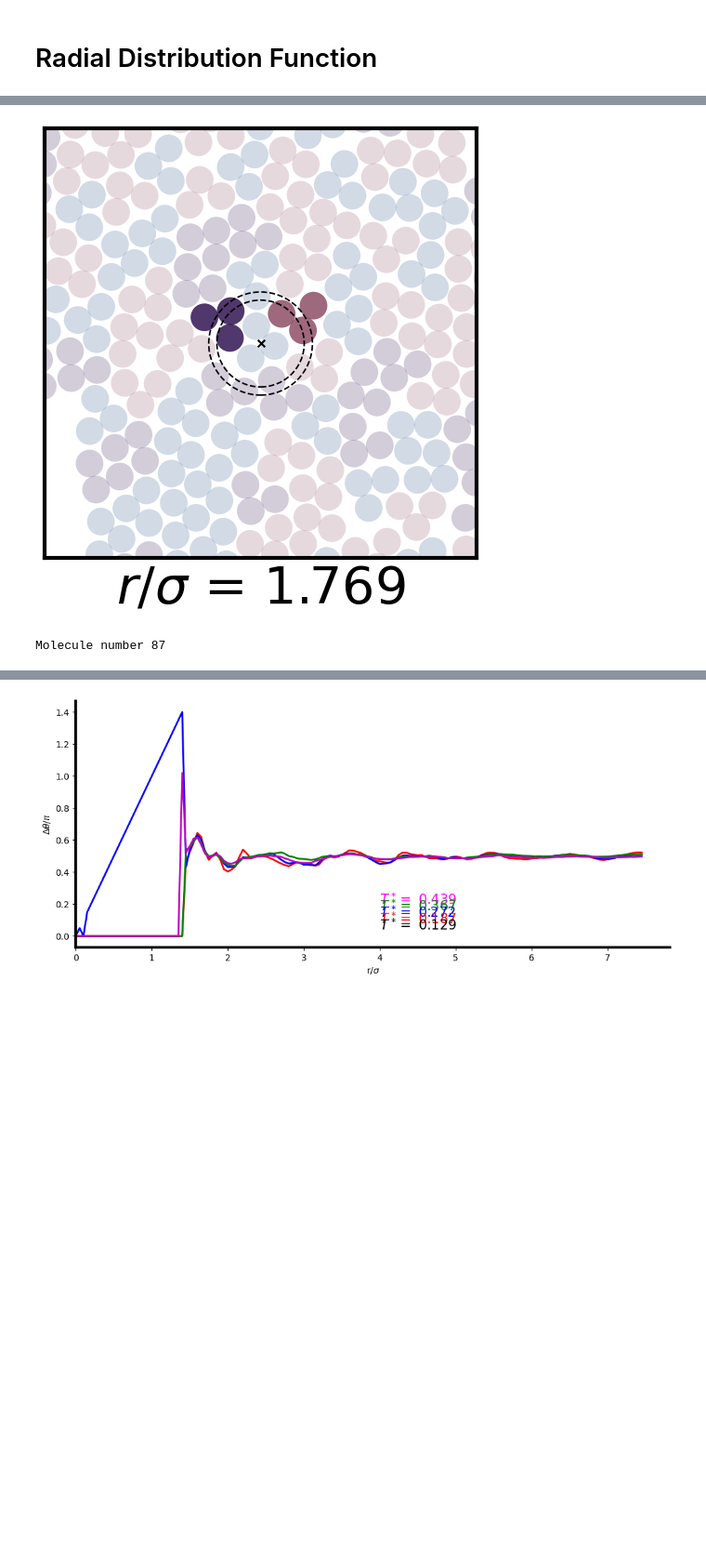
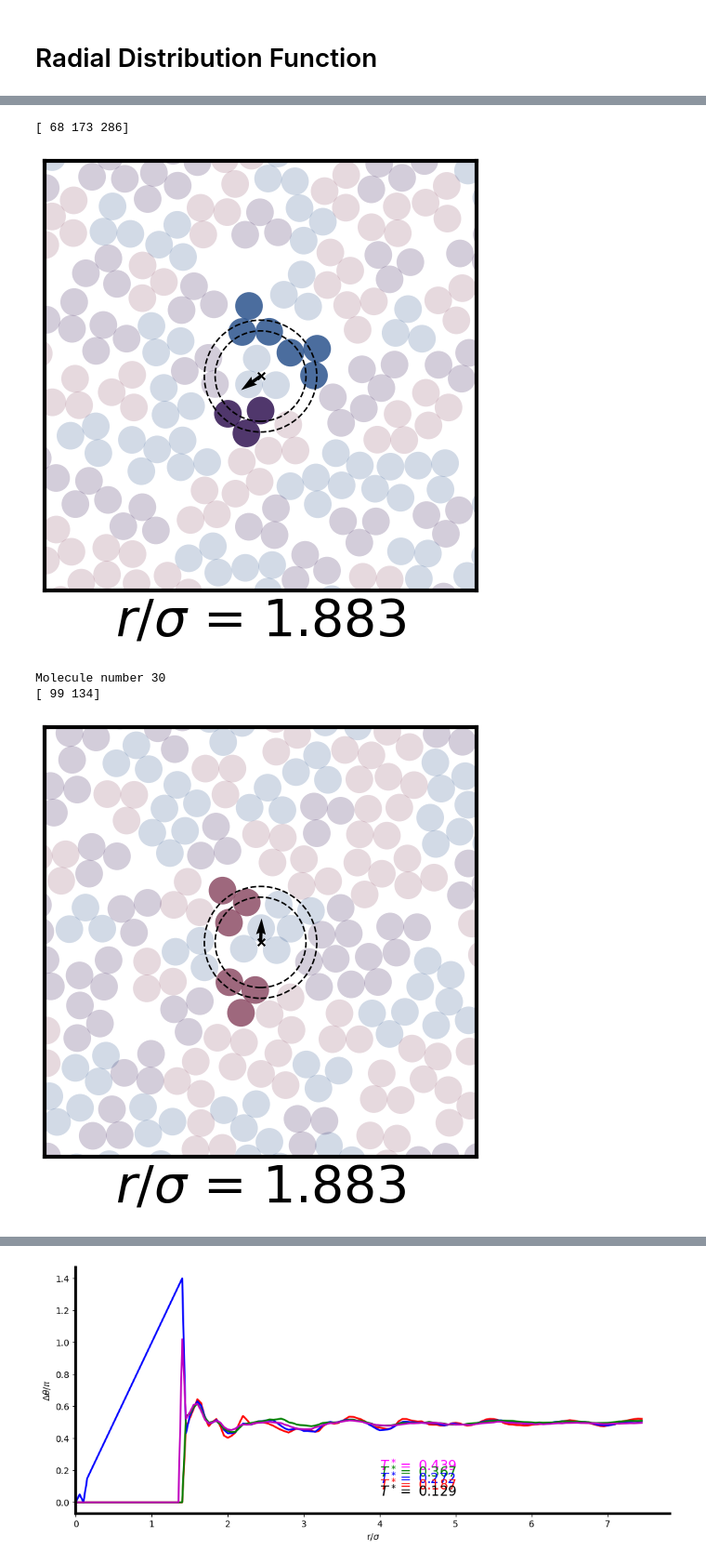
Before and after one commit to leopidolite/MolecularDynamics, a Jupyter notebook: 2dLW/PLOT_trajectory.ipynb, the cells around one changed output, grey strips where cells are left out. Shown at 93% size. Cells and saved outputs as stored; diff of their text form; code cells hidden in the pictures; blank space fills up the shorter version.

```diff
--- a/2dLW/PLOT_trajectory.ipynb
+++ b/2dLW/PLOT_trajectory.ipynb
@@ -307,9 +326,8 @@ def compute_gr(gr_x, gr_y, dr, hk_lim, rho_star, t_start, t_end):
 # %%
-t_start = 85000 ## beginning of time average (in timesteps)
-t_end = 90000 ## end of time average (in timesteps)
+t_start = 0 ## beginning of time average (in timesteps)
+t_end = 100000 ## end of time average (in timesteps)
 hk_lim = L / 2 ## cutoff
 dr = 0.05 ## bin size
-
 r_vals, g_r = compute_gr(gr_x, gr_y, dr, hk_lim, rho_star, t_start, t_end)
 # %%
 ## Compute Temperautre
@@ -336,17 +367,9 @@ plt.show()
 # %%
-from scipy.signal import find_peaks
-from scipy.optimize import curve_fit
+## Manual gaussian finding
+popt_list = []
 
-peaks, _ = find_peaks(g_r, height=1.0)
-def gaussian(x, amp, center, sigma, offset):
-    return amp * np.exp(-(x - center)**2 / (2 * sigma**2)) + offset
-
-
-print("Detected peak fits:")
-
-popt_list = []
-for peak in peaks:
-    window = 5
+for peak in [35, 43, 79, 116, 151]:
+    window = 10
     start = max(peak - window, 0)
     end = min(peak + window, r_vals.size)
 
@@ -357,6 +380,7 @@ for peak in peaks:
     popt, pcov = curve_fit(gaussian, x_data, y_data, p0=init_guess)
     popt_list.append(popt)
     plt.plot(x_data, gaussian(x_data, *popt), 'k--')
+
 popt_list = np.array(popt_list)
 popt_list = popt_list[popt_list[:, 1] < 7.5]
 # %% [output]
@@ -364,0 +388,2 @@ Detected peak fits:
+# %%
+peaks = [35, 43, 79, 116, 151]
@@ -423,6 +485,8 @@ def radial_peaks(tt, p, ps, m):
     mask2 = (r2 >= r_min2**2) & (r2 <= r_max2**2)
     in_annulus = np.where(mask)[0]
     in_annulus2 = np.where(mask2)[0]
+    print(in_annulus)
+
 
     ### Plot Molecules
     colors = ['#1E4886', '#240547', '#86425D']
@@ -479,6 +543,8 @@ def radial_peaks(tt, p, ps, m):
     ax.add_patch(circle_inner)
     ax.add_patch(circle_outer)
 
+    plt.quiver(xcenter, ycenter, omega_x[t, molnum], omega_y[t,molnum], color = 'black')
+
     for spine in ax.spines.values():
         spine.set_linewidth(3)
     ax.xaxis.set_major_locator(plt.NullLocator())
@@ -491,13 +557,22 @@ def radial_peaks(tt, p, ps, m):
     print(f"Molecule number {molnum}")
 # %%
 ####################### Choose Parameters for below plot
-t = 145000 # timesteps
+t = 1 # timesteps
 peak = 0
 peaks = popt_list
-molnum = 87#center circles on this molecule
+molnum = 258#center circles on this molecule
 #######################
 
-radial_peaks(t, peak, peaks, molnum)
+# radial_peaks(t, peak, peaks, molnum)
+radial_peaks(t, peak, peaks, 30)
+radial_peaks(t, peak, peaks, 136)
+radial_peaks(t, peak, peaks, 240)
+radial_peaks(t, peak, peaks, 258)
+radial_peaks(t, peak, peaks,187)
+radial_peaks(t, peak, peaks, 243)
 # %% [output]
+[ 68 173 286]
-[figure, old version]
+[figure, new version]
-Molecule number 87
+Molecule number 30
+[ 99 134]
+[figure, added]
```
Also changed, not shown: parts of 41 cells of this notebook, 1 other file.
